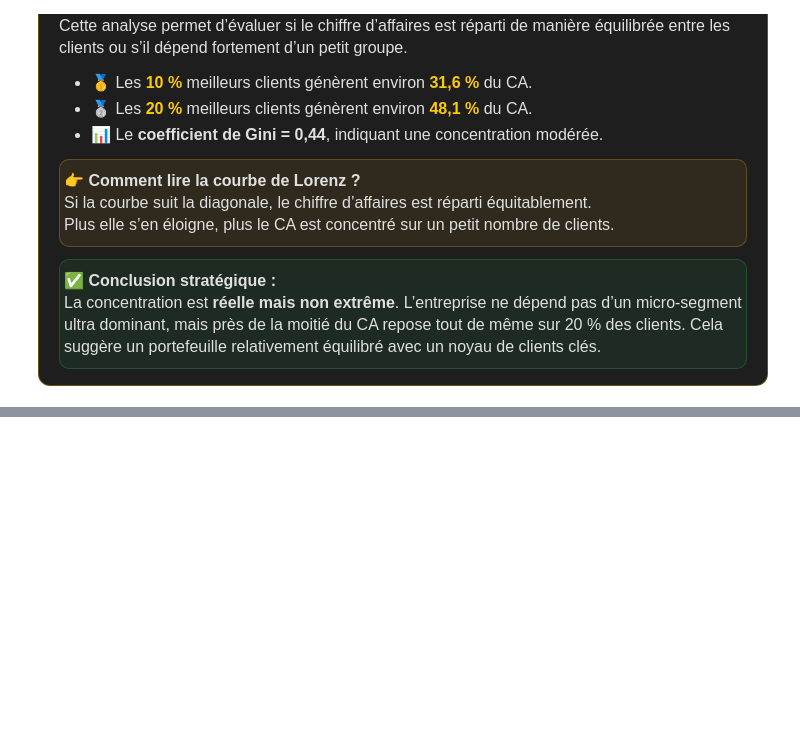
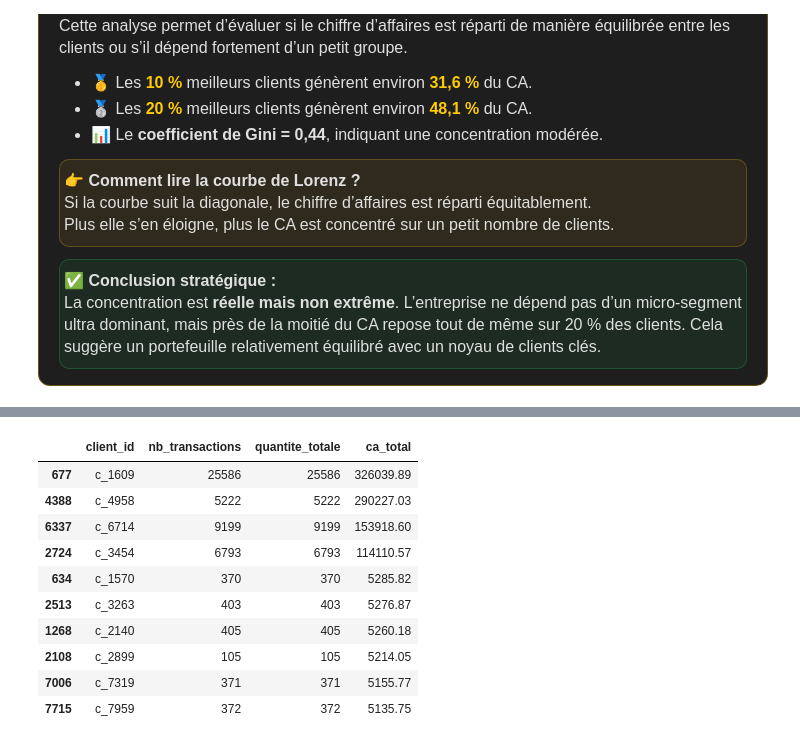
Before and after one commit to Stephane-OC/lapage, a Jupyter notebook: analyse_lapage.ipynb, the cells around one changed output, grey strips where cells are left out. Saved outputs shown, nothing was run; the diff lists cells and outputs as text; code cells hidden in the pictures; blank space fills up the shorter version.

```diff
--- a/analyse_lapage.ipynb
+++ b/analyse_lapage.ipynb
@@ -4900,0 +4901,31 @@ Coefficient de Gini : 0.442
+# %%
+# Objectif : repérer des clients présentant des volumes/CA très élevés
+# souvent associés à des achats d'entreprise (BtoB) pouvant biaiser
+# les analyses statistiques
+
+CLIENT_COL = "client_id"
+
+clients_kpi = (
+    dataset_final
+    .groupby(CLIENT_COL)
+    .agg(
+        nb_transactions=("id_prod", "count"),
+        quantite_totale=("quantity", "sum") if "quantity" in dataset_final.columns else ("id_prod", "count"),
+        ca_total=("price", "sum")
+    )
+    .reset_index()
+)
+
+display(clients_kpi.sort_values("ca_total", ascending=False).head(10))
+# %% [output]
+|  | client_id | nb_transactions | quantite_totale | ca_total |
+| 677 | c_1609 | 25586 | 25586 | 326039.89 |
+| 4388 | c_4958 | 5222 | 5222 | 290227.03 |
+| 6337 | c_6714 | 9199 | 9199 | 153918.60 |
+| 2724 | c_3454 | 6793 | 6793 | 114110.57 |
+| 634 | c_1570 | 370 | 370 | 5285.82 |
+| 2513 | c_3263 | 403 | 403 | 5276.87 |
+| 1268 | c_2140 | 405 | 405 | 5260.18 |
+| 2108 | c_2899 | 105 | 105 | 5214.05 |
+| 7006 | c_7319 | 371 | 371 | 5155.77 |
+| 7715 | c_7959 | 372 | 372 | 5135.75 |
```
Also changed, not shown: parts of 33 cells of this notebook, 1 other file.
